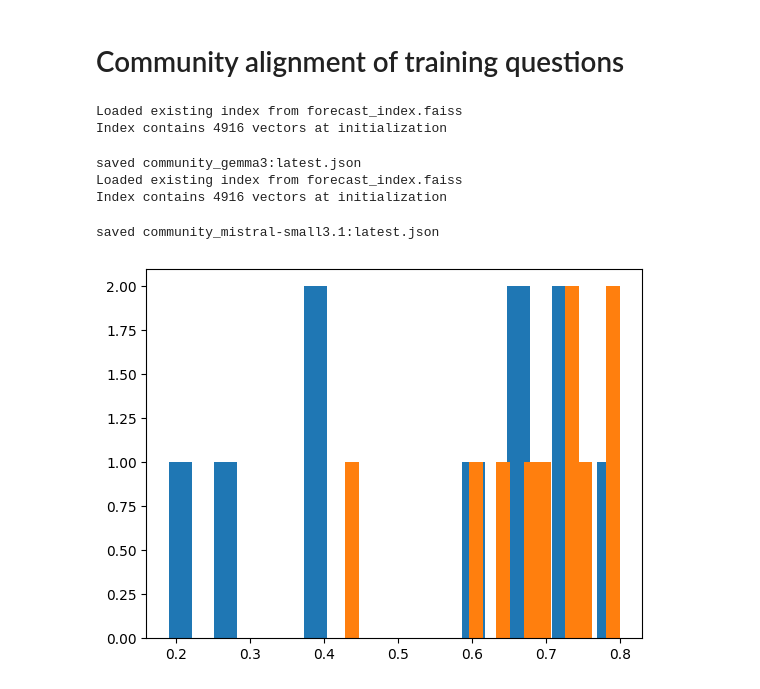
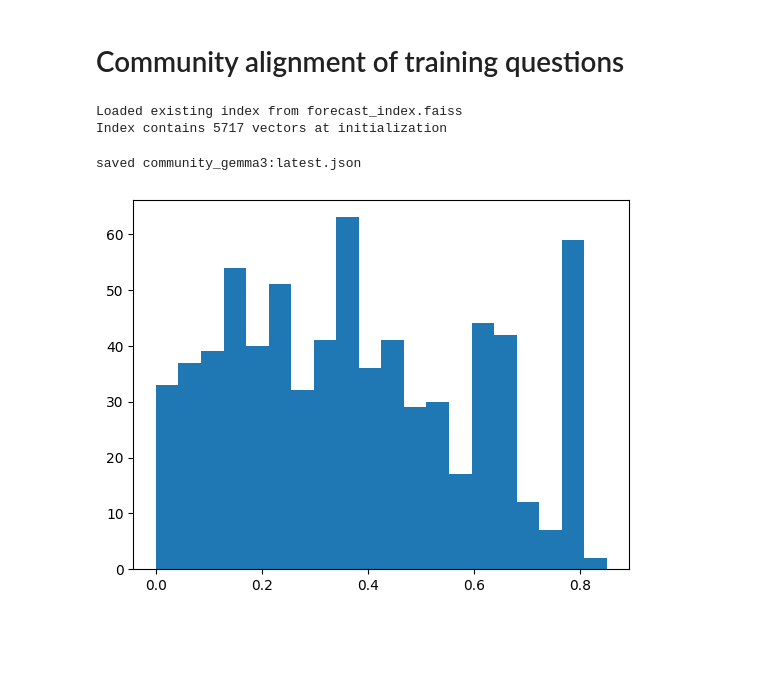
Before and after one commit to catskillsresearch/metac-bot-template, a Jupyter notebook: CA4.ipynb, the cells around one changed output. Cells and saved outputs as stored; diff of their text form; code cells hidden in the pictures; blank space fills up the shorter version.

```diff
--- a/CA4.ipynb
+++ b/CA4.ipynb
@@ -12,15 +12,13 @@ from community_alignment import community_alignment
 # %%
 dfs = {}
 for model in models:
+    model = 'gemma3:latest' # hack, need to rerun
     df = community_alignment(model)
     dfs[model] = df
 # %% [output]
 Loaded existing index from forecast_index.faiss
-Index contains 4916 vectors at initialization
+Index contains 5717 vectors at initialization
 saved community_gemma3:latest.json
-Loaded existing index from forecast_index.faiss
-Index contains 4916 vectors at initialization
-saved community_mistral-small3.1:latest.json
-[figure, old version]
+[figure, new version]
 # %%
 for model in models:
```
Also changed, not shown: parts of 18 cells of this notebook, 10 other files.
